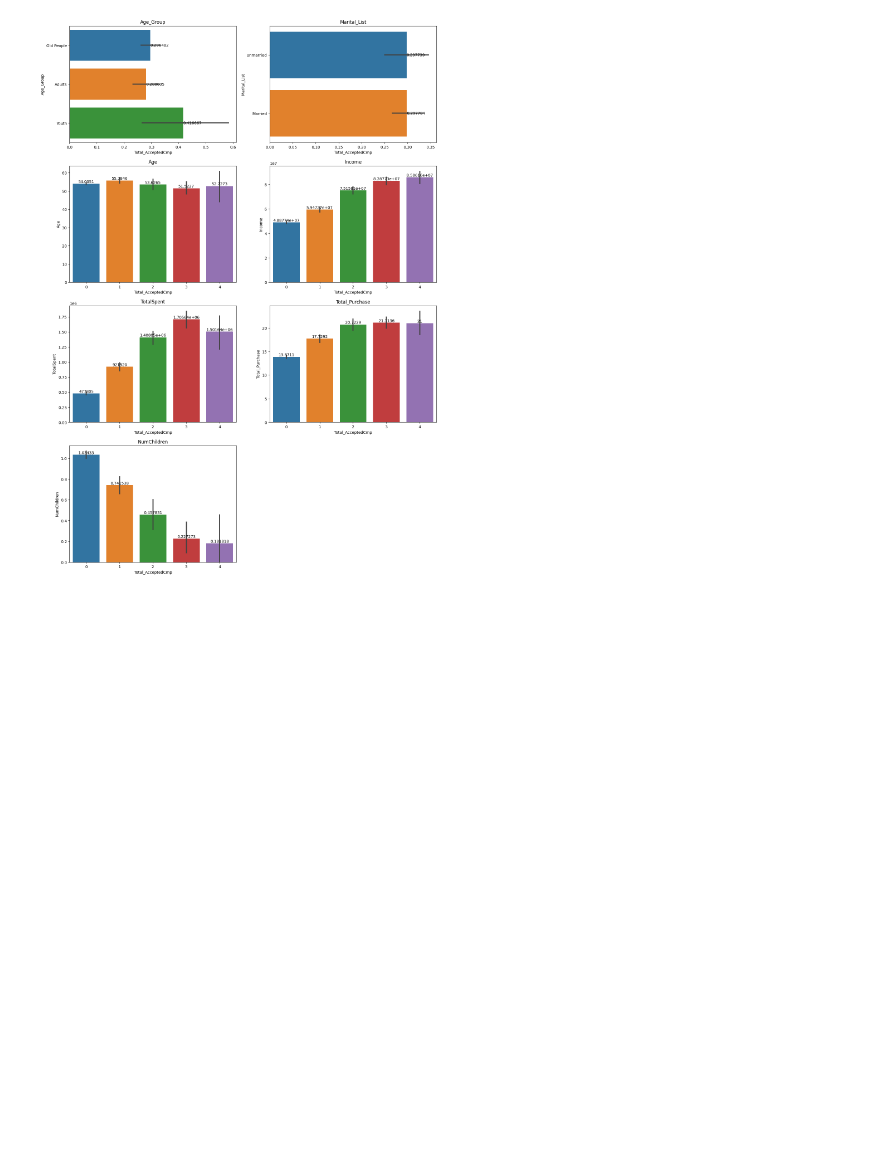
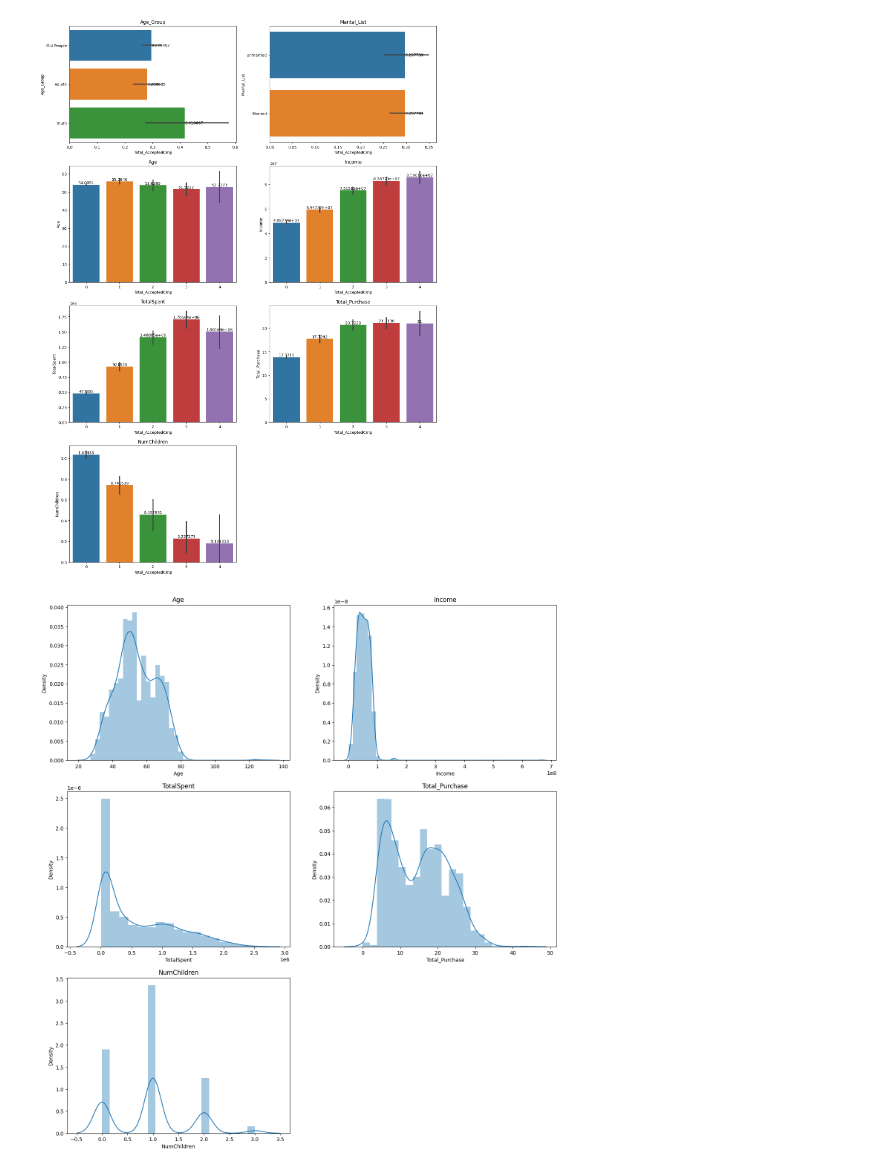
Before and after one commit to masendhy/predict_customer_personality_to_boost_marketing_campaign_by_using_machine_learning, a Jupyter notebook: predict_customer_personality_to_boost_marketing_campaign_by_using_machine_learning.ipynb, the cells around one changed output. Drawn from its saved outputs; the diff is of its cells as text; code cells hidden in the pictures; blank space fills up the shorter version.

```diff
--- a/predict_customer_personality_to_boost_marketing_campaign_by_using_machine_learning.ipynb
+++ b/predict_customer_personality_to_boost_marketing_campaign_by_using_machine_learning.ipynb
@@ -227,15 +225,24 @@ num = ['Age','Income','TotalSpent','Total_Purchase','NumChildren']
 #grouping categorical columns from df_featex
 cat = ['Age_Group','Marital_List']
 
-columns = cat + num
+features = cat + num
 # %%
 # let show visualization of numerical columns correlation with Total_AcceptedCmp
 plt.figure(figsize=(17,25))
 
-for i, col in enumerate(df_featex[columns],1):
+for i, col in enumerate(df_featex[features],1):
     plt.subplot(4,2,i)
     ax = sns.barplot( x= df_featex['Total_AcceptedCmp'],y= df_featex[col])
     plt.title(col)
     plt.bar_label(ax.containers[0])
 # %% [output]
 [figure]
+# %%
+#show outliers from df_featex using distplot
+plt.figure(figsize=(17,25))
+for i, col in enumerate(df_featex[num],1):
+    plt.subplot(4,2,i)
+    ax = sns.distplot(df_featex[col])
+    plt.title(col)
+# %% [output]
+[figure, added]
```
Also changed, not shown: parts of 4 cells of this notebook, 1 other file.
